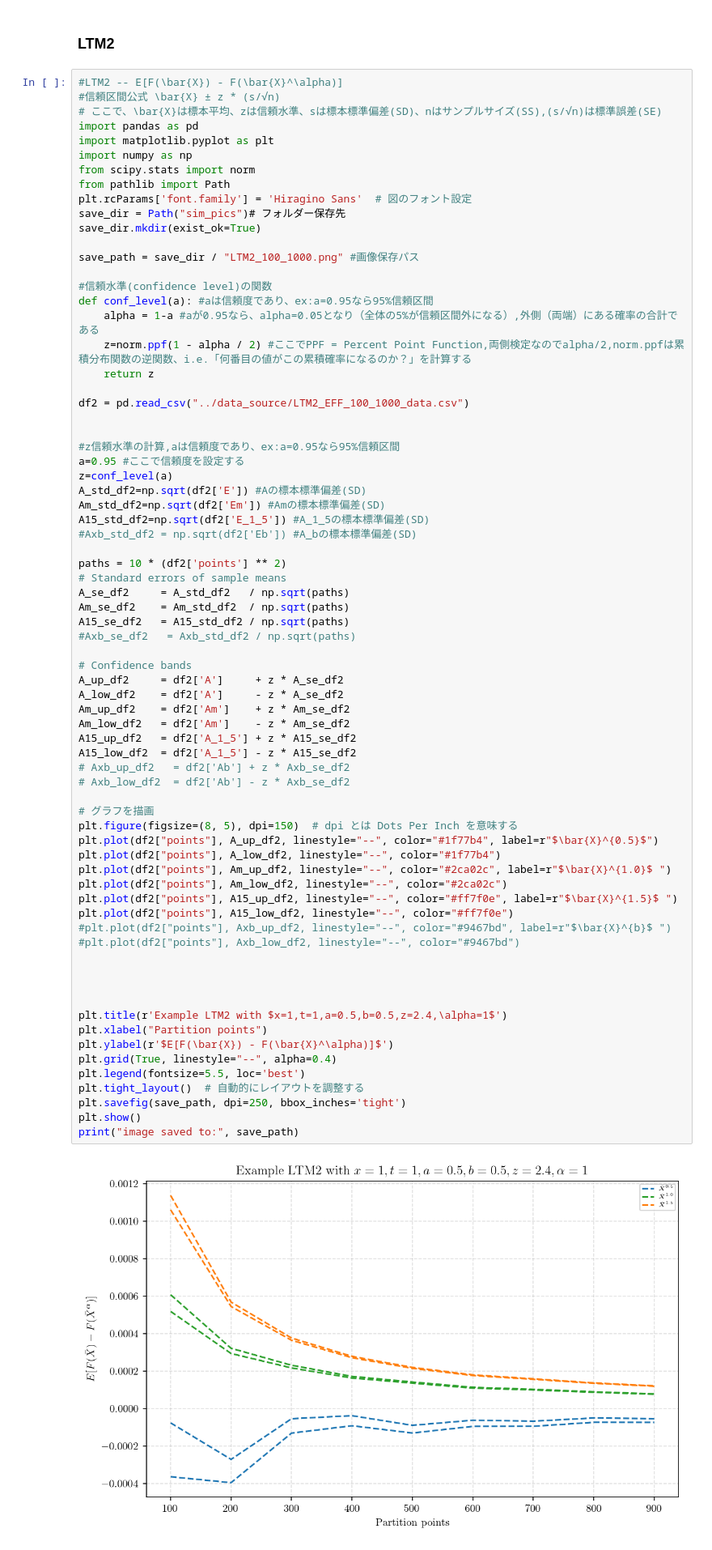
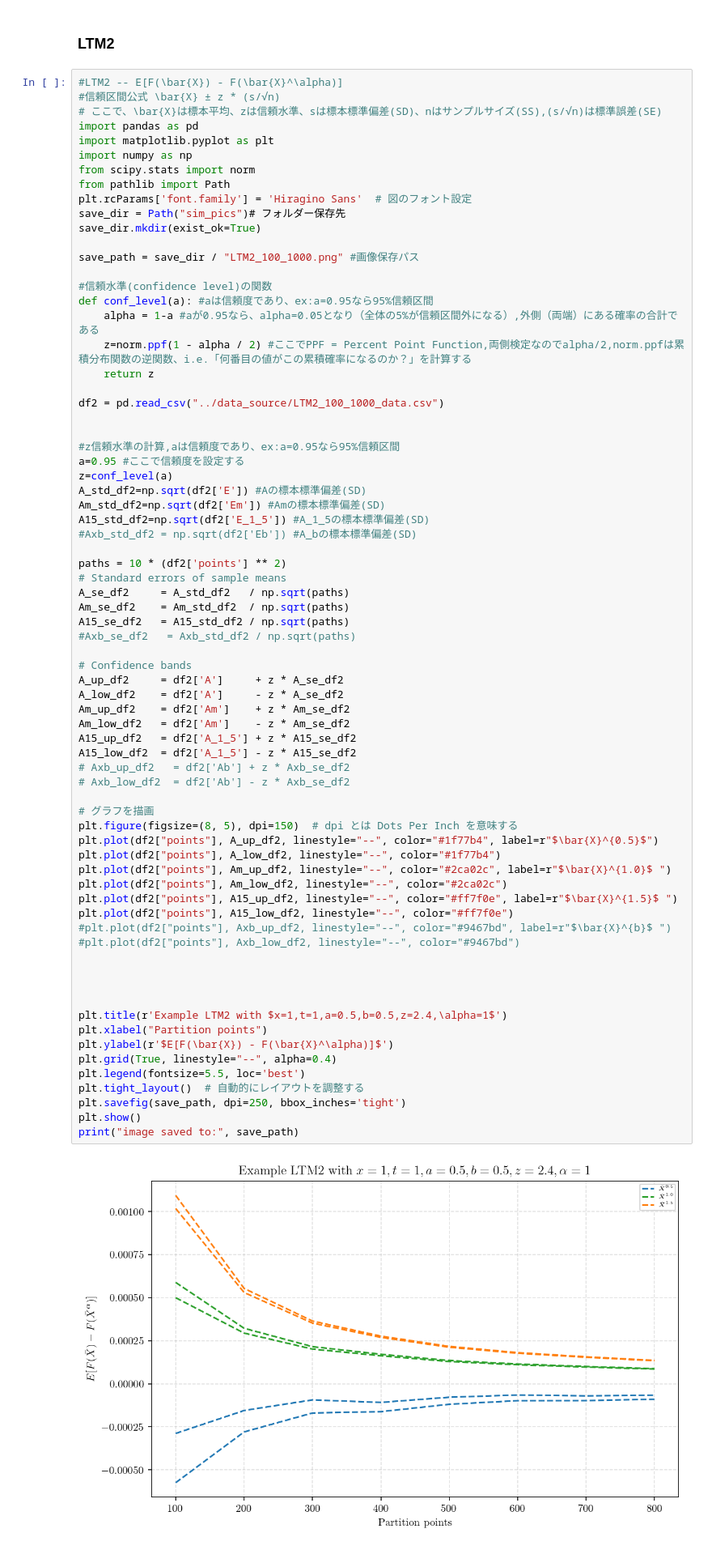
Before and after one commit to Andriyichenko/simulation, a Jupyter notebook: LT/LT_plot.ipynb, the cells around one changed output. Shown at 81% size. Cells and saved outputs as stored; diff of their text form.

```diff
--- a/LT/LT_plot.ipynb
+++ b/LT/LT_plot.ipynb
@@ -617,7 +358,7 @@ def conf_level(a): #aは信頼度であり、ex:a=0.95なら95%信頼区間
     z=norm.ppf(1 - alpha / 2) #ここでPPF = Percent Point Function,両側検定なのでalpha/2,norm.ppfは累積分布関数の逆関数、i.e.「何番目の値がこの累積確率になるのか？」を計算する
     return z
 
-df2 = pd.read_csv("../data_source/LTM2_EFF_100_1000_data.csv")
+df2 = pd.read_csv("../data_source/LTM2_100_1000_data.csv")
 
 
 #z信頼水準の計算,aは信頼度であり、ex:a=0.95なら95%信頼区間
@@ -642,32 +383,32 @@ Am_up_df2    = df2['Am']    + z * Am_se_df2
 Am_low_df2   = df2['Am']    - z * Am_se_df2
 A15_up_df2   = df2['A_1_5'] + z * A15_se_df2
 A15_low_df2  = df2['A_1_5'] - z * A15_se_df2
 # Axb_up_df2   = df2['Ab'] + z * Axb_se_df2
 # Axb_low_df2  = df2['Ab'] - z * Axb_se_df2
 
 # グラフを描画
 plt.figure(figsize=(8, 5), dpi=150)  # dpi とは Dots Per Inch を意味する
 plt.plot(df2["points"], A_up_df2, linestyle="--", color="#1f77b4", label=r"$\bar{X}^{0.5}$")
 plt.plot(df2["points"], A_low_df2, linestyle="--", color="#1f77b4")
 plt.plot(df2["points"], Am_up_df2, linestyle="--", color="#2ca02c", label=r"$\bar{X}^{1.0}$ ")
 plt.plot(df2["points"], Am_low_df2, linestyle="--", color="#2ca02c")
 plt.plot(df2["points"], A15_up_df2, linestyle="--", color="#ff7f0e", label=r"$\bar{X}^{1.5}$ ")
 plt.plot(df2["points"], A15_low_df2, linestyle="--", color="#ff7f0e")
 #plt.plot(df2["points"], Axb_up_df2, linestyle="--", color="#9467bd", label=r"$\bar{X}^{b}$ ")
 #plt.plot(df2["points"], Axb_low_df2, linestyle="--", color="#9467bd")
 
 
 
 
 plt.title(r'Example LTM2 with $x=1,t=1,a=0.5,b=0.5,z=2.4,\alpha=1$')
 plt.xlabel("Partition points")
 plt.ylabel(r'$E[F(\bar{X}) - F(\bar{X}^\alpha)]$')
 plt.grid(True, linestyle="--", alpha=0.4)
 plt.legend(fontsize=5.5, loc='best')
 plt.tight_layout()  # 自動的にレイアウトを調整する
 plt.savefig(save_path, dpi=250, bbox_inches='tight')
 plt.show()
 print("image saved to:", save_path)
 # %% [output]
-[figure, old version]
+[figure, new version]
 image saved to: sim_pics/LTM2_100_1000.png
```
Also changed, not shown: parts of 27 cells of this notebook, 11 other files.
